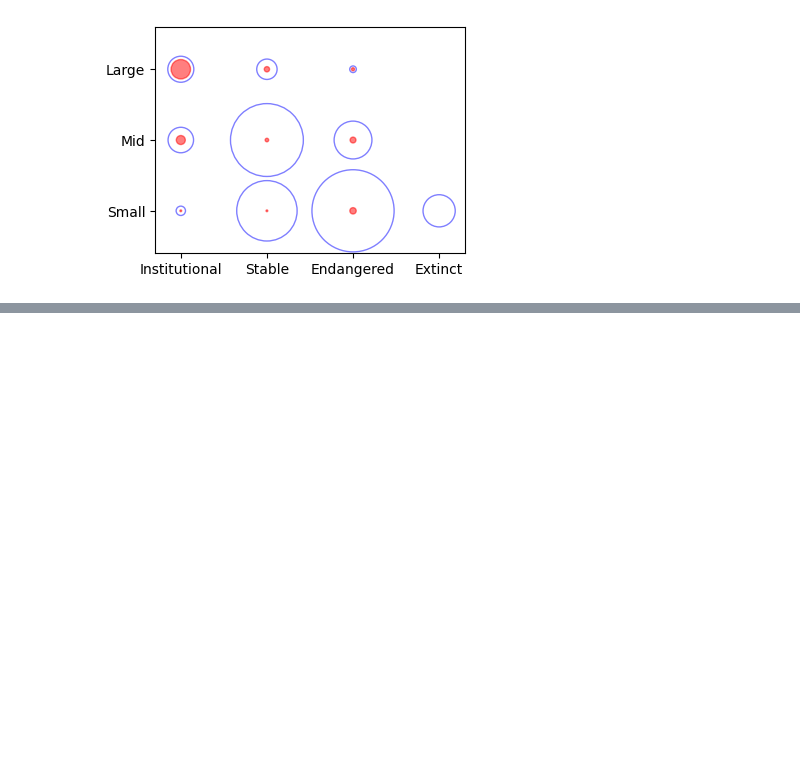
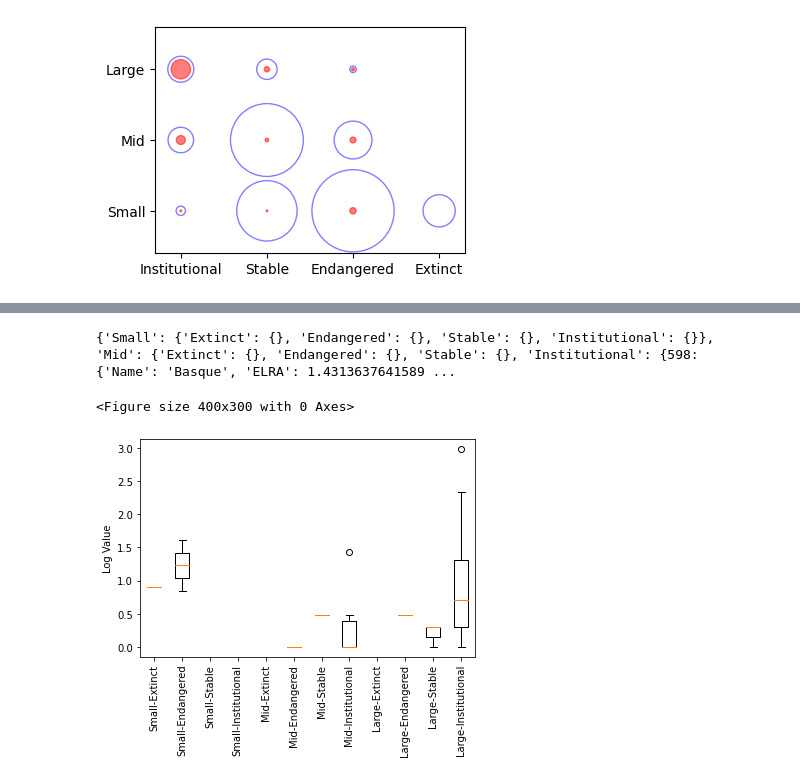
Before and after one commit to NisansaDdS/Some-Languages-are-More-Equal-than-Others, a Jupyter notebook: Generate Diagrams.ipynb, the cells around one changed output, grey strips where cells are left out. Drawn from its saved outputs; the diff is of its cells as text; code cells hidden in the pictures; blank space fills up the shorter version.

```diff
--- a/Generate Diagrams.ipynb
+++ b/Generate Diagrams.ipynb
@@ -272,0 +336,7 @@ plotBubbleGraph('Hugginface')
+# %%
+ELRAmulti=1
+drawBoxPlot('ELRA',ELRAmulti)
+# %% [output]
+{'Small': {'Extinct': {}, 'Endangered': {}, 'Stable': {}, 'Institutional': {}}, 'Mid': {'Extinct': {}, 'Endangered': {}, 'Stable': {}, 'Institutional': {598: {'Name': 'Basque', 'ELRA': 1.4313637641589 ...
+<Figure size 400x300 with 0 Axes>
+[figure, added]
```
Also changed, not shown: parts of 8 cells of this notebook, 14 other files.
